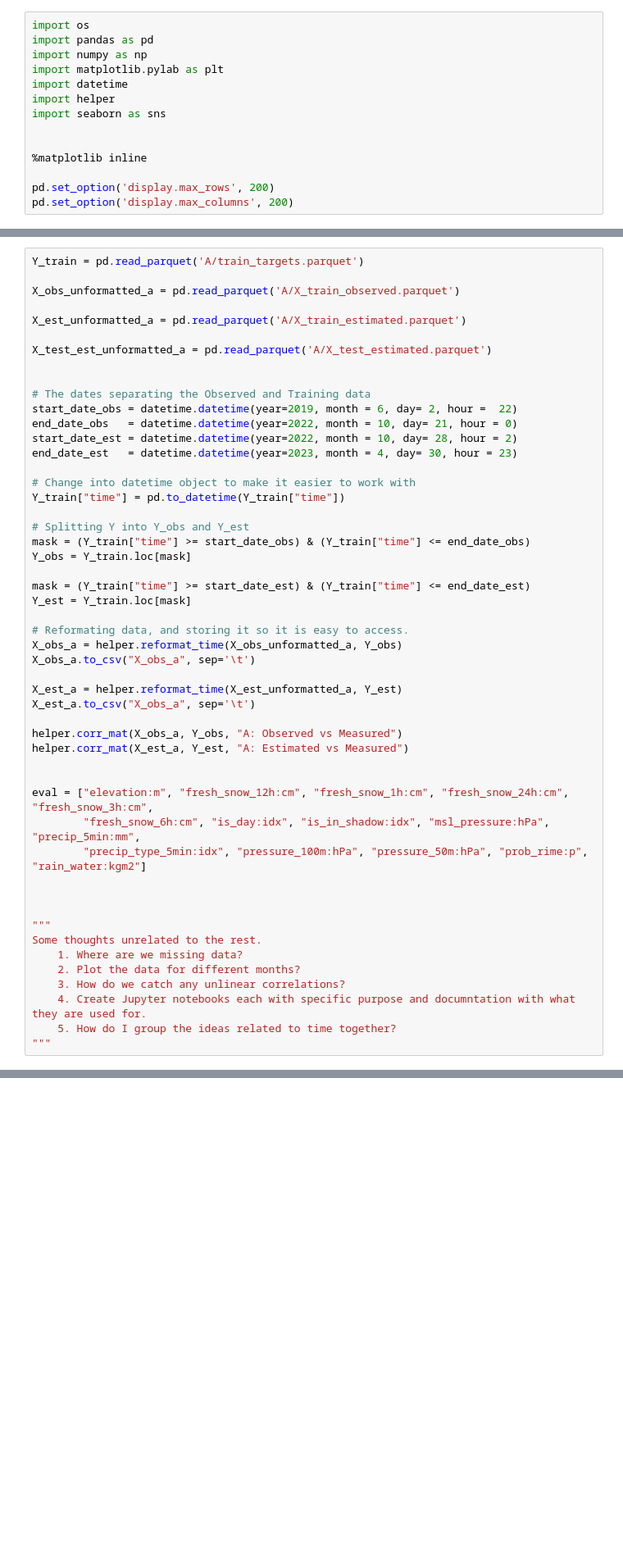
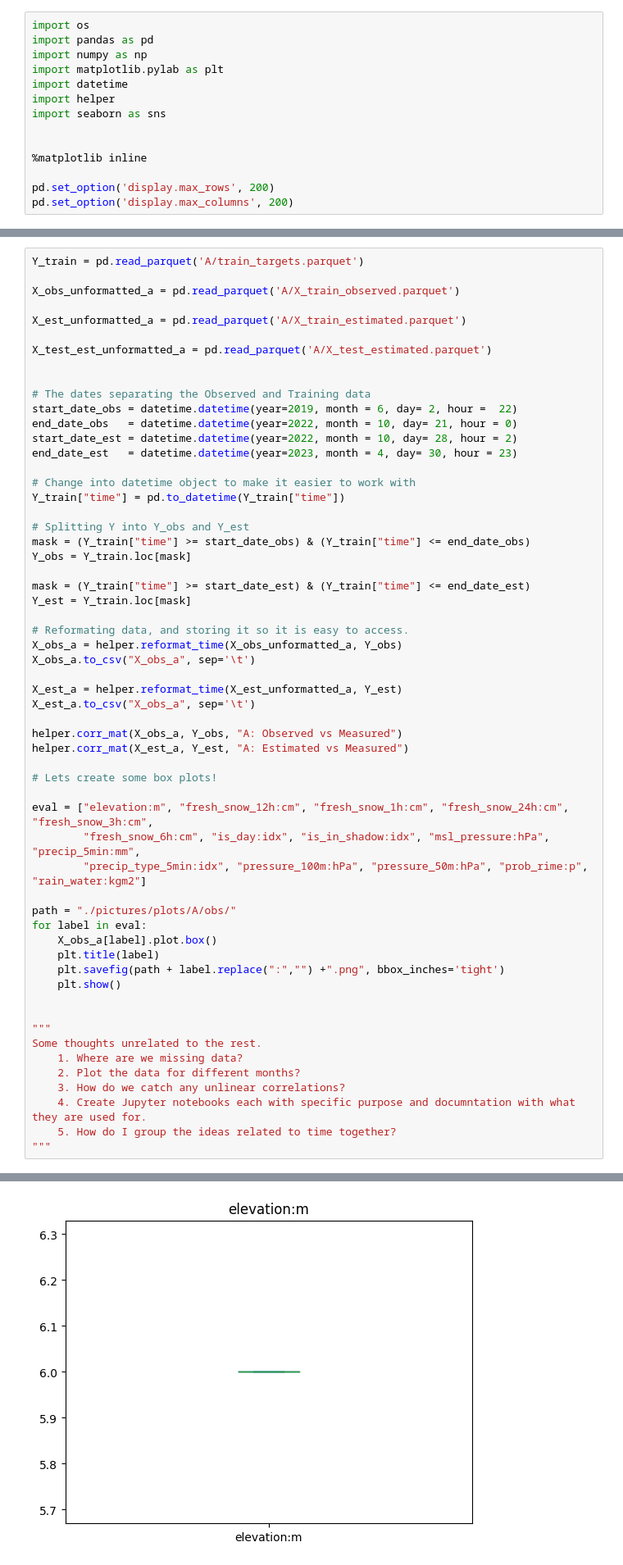
Before and after one commit to Myteck/TDT4173-Machine-Learning-Solar-Energy-Production-Forecasting, a Jupyter notebook: data/eda.ipynb, the cells around one changed output, grey strips where cells are left out. Shown at 82% size. Cells and saved outputs as stored; diff of their text form; blank space fills up the shorter version.

Commit message:
FEAT: Box plots.

```diff
--- a/data/eda.ipynb
+++ b/data/eda.ipynb
@@ -48,30 +48,38 @@ mask = (Y_train["time"] >= start_date_est) & (Y_train["time"] <= end_date_est)
 Y_est = Y_train.loc[mask]
 
 # Reformating data, and storing it so it is easy to access.
 X_obs_a = helper.reformat_time(X_obs_unformatted_a, Y_obs)
 X_obs_a.to_csv("X_obs_a", sep='\t')
 
 X_est_a = helper.reformat_time(X_est_unformatted_a, Y_est)
 X_est_a.to_csv("X_obs_a", sep='\t')
 
 helper.corr_mat(X_obs_a, Y_obs, "A: Observed vs Measured")
 helper.corr_mat(X_est_a, Y_est, "A: Estimated vs Measured")
 
+# Lets create some box plots!
 
 eval = ["elevation:m", "fresh_snow_12h:cm", "fresh_snow_1h:cm", "fresh_snow_24h:cm", "fresh_snow_3h:cm",
         "fresh_snow_6h:cm", "is_day:idx", "is_in_shadow:idx", "msl_pressure:hPa", "precip_5min:mm",
         "precip_type_5min:idx", "pressure_100m:hPa", "pressure_50m:hPa", "prob_rime:p", "rain_water:kgm2"]
 
+path = "./pictures/plots/A/obs/"
+for label in eval:
+    X_obs_a[label].plot.box()
+    plt.title(label)
+    plt.savefig(path + label.replace(":","") +".png", bbox_inches='tight')
+    plt.show()
 
 
 """
 Some thoughts unrelated to the rest.
     1. Where are we missing data?
     2. Plot the data for different months?
     3. How do we catch any unlinear correlations?
     4. Create Jupyter notebooks each with specific purpose and documntation with what they are used for.
     5. How do I group the ideas related to time together?
 """
 # %% [output]
 [figure]
 [figure]
+[figure, added]
```
Also changed, not shown: parts of 1 cell of this notebook.
